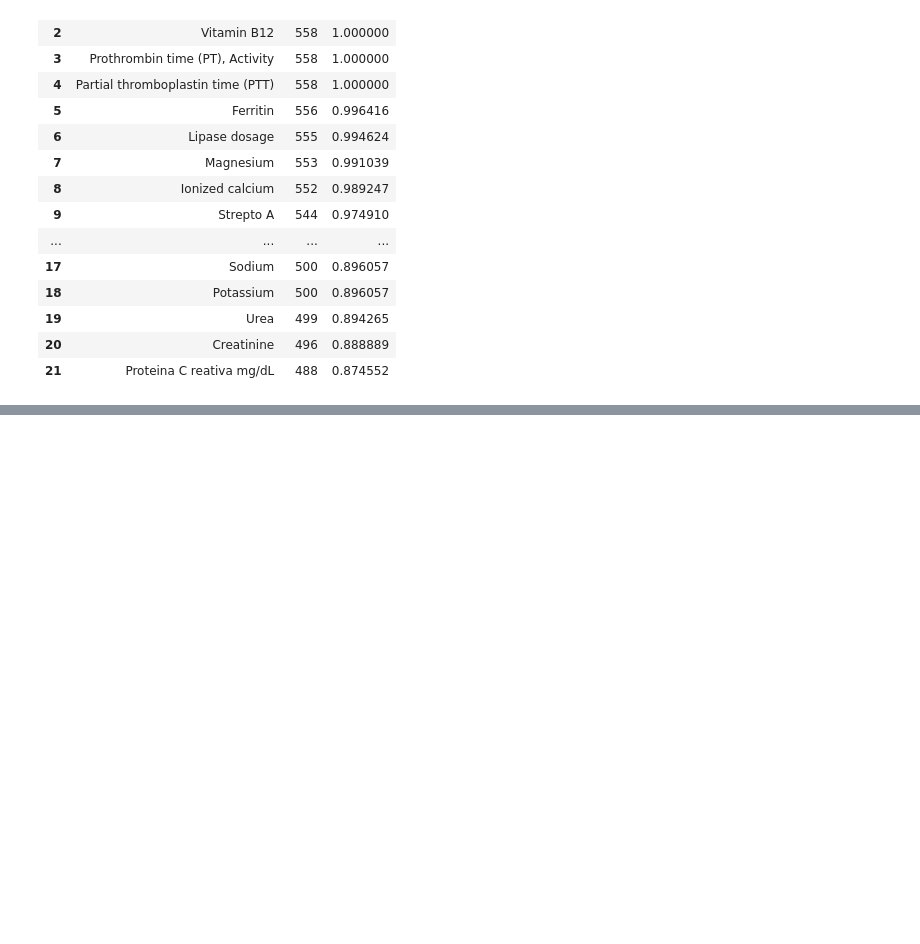
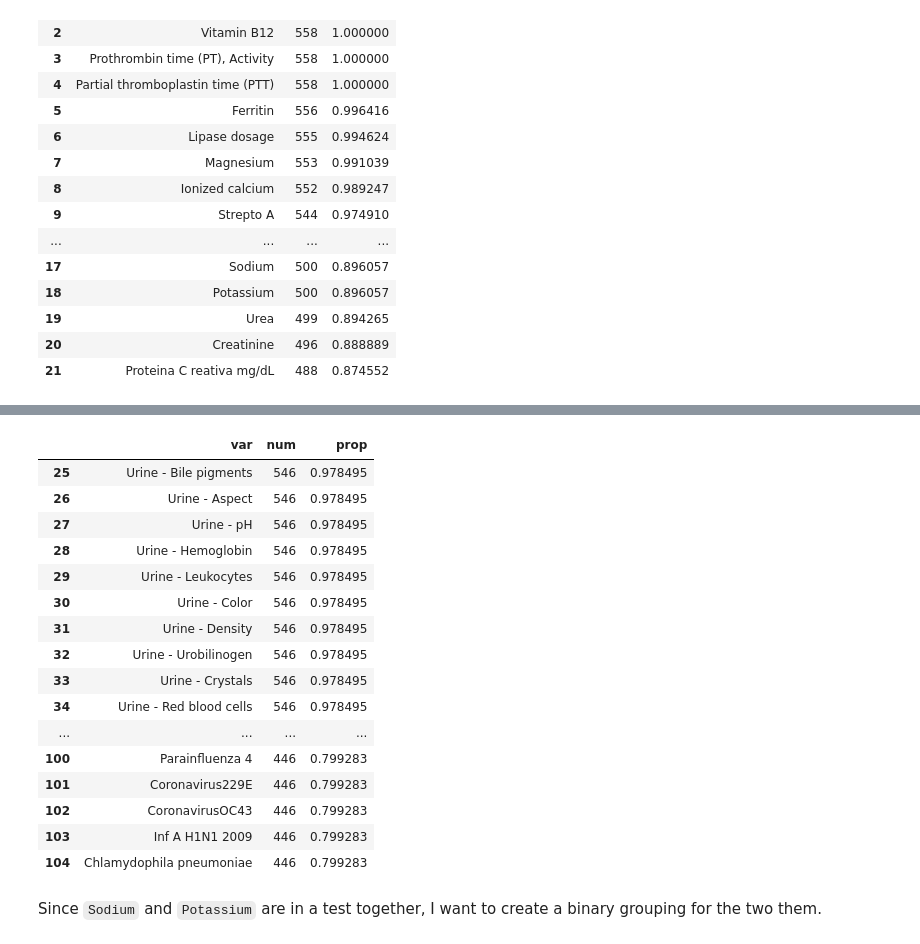
Before and after one commit to Yilin-Ye/ds_case_1_team_2, a Jupyter notebook: eda/other_groups.ipynb, the cells around one changed output, grey strips where cells are left out. Saved outputs shown, nothing was run; the diff lists cells and outputs as text; code cells hidden in the pictures; blank space fills up the shorter version.

Commit message:
updated other_groups

```diff
--- a/eda/other_groups.ipynb
+++ b/eda/other_groups.ipynb
@@ -115,0 +120,28 @@ There don't seem to be any large groupings of test results in this other categor
+# %%
+pd.set_option('display.max_rows', None)
+covid_pos = df[df['SARS-Cov-2 exam result'] == 'positive']
+missing_prop = (covid_pos.isnull().sum().sort_values(ascending = False)).to_frame(name = 'num')
+missing_prop.reset_index(inplace=True)
+missing_prop.rename(columns = {'index':'var'}, inplace = True)
+missing_prop['prop'] = missing_prop['num']/len(covid_pos)
+missing_prop[(missing_prop['prop'] <= 0.98) & (missing_prop['prop'] > 0)]
+# %% [output]
+|  | var | num | prop |
+| 25 | Urine - Bile pigments | 546 | 0.978495 |
+| 26 | Urine - Aspect | 546 | 0.978495 |
+| 27 | Urine - pH | 546 | 0.978495 |
+| 28 | Urine - Hemoglobin | 546 | 0.978495 |
+| 29 | Urine - Leukocytes | 546 | 0.978495 |
+| 30 | Urine - Color | 546 | 0.978495 |
+| 31 | Urine - Density | 546 | 0.978495 |
+| 32 | Urine - Urobilinogen | 546 | 0.978495 |
+| 33 | Urine - Crystals | 546 | 0.978495 |
+| 34 | Urine - Red blood cells | 546 | 0.978495 |
+| ... | ... | ... | ... |
+| 100 | Parainfluenza 4 | 446 | 0.799283 |
+| 101 | Coronavirus229E | 446 | 0.799283 |
+| 102 | CoronavirusOC43 | 446 | 0.799283 |
+| 103 | Inf A H1N1 2009 | 446 | 0.799283 |
+| 104 | Chlamydophila pneumoniae | 446 | 0.799283 |
+# %% [markdown]
+Since `Sodium` and `Potassium` are in a test together, I want to create a binary grouping for the two them.
```
Also changed, not shown: parts of 4 cells of this notebook.
